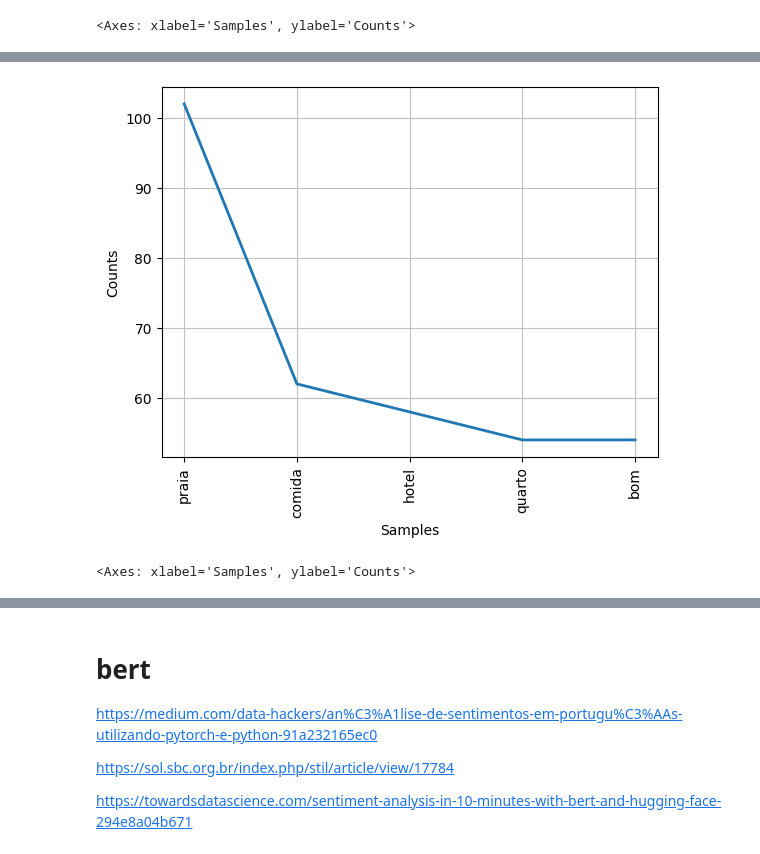
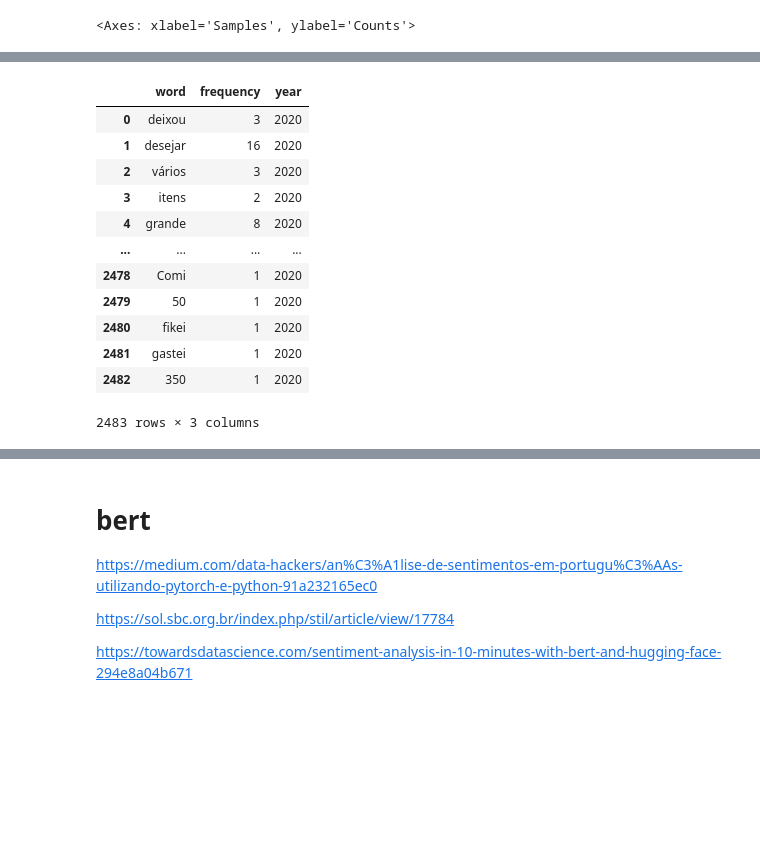
Before and after one commit to emerson-matos/tcc-notebooks, a Jupyter notebook: reviews/analise_exploratoria_2018+.ipynb, the cells around one changed output, grey strips where cells are left out. Cells and saved outputs as stored; diff of their text form; code cells hidden in the pictures; blank space fills up the shorter version.

```diff
--- a/reviews/analise_exploratoria_2018+.ipynb
+++ b/reviews/analise_exploratoria_2018+.ipynb
@@ -525,32 +587,45 @@ contagem.plot(5)
 # %%
 from wordcloud import WordCloud
 import matplotlib.pyplot as plt
 import string
 ano = 2020
 filter = (filtered_df['source']  == 'grand-oca-maragogi') & (filtered_df['ano_avaliacao'] == ano)
 # Concatenar todos os textos em uma única string
 texto = ' '.join(filtered_df[filter]['text'].tolist())
 
 # Tokenização das palavras
 tokens = word_tokenize(texto)
 #
 # Obtenha as stopwords em português
 stopwords_pt = set(stopwords.words('portuguese'))
 #
 # Remova as stopwords do texto
 tokens_sem_pontuacao = [token.translate(str.maketrans('', '', string.punctuation)) for token in tokens]
 tokens_sem_stopwords = [token for token in tokens_sem_pontuacao if token.lower() not in stopwords_pt]
 # Junte as palavras novamente em um texto
 texto_sem_stopwords = ' '.join(tokens_sem_stopwords)
 from nltk.probability import FreqDist
 palavras = texto_sem_stopwords.split()
 
 contagem = FreqDist(palavras)
 
-contagem.plot(5)
+p2020= pd.DataFrame(contagem.items(), columns=['word', 'frequency'])
+p2020['year'] = ano
+p2020
 # %% [output]
-[figure, removed]
+|  | word | frequency | year |
+| 0 | deixou | 3 | 2020 |
+| 1 | desejar | 16 | 2020 |
+| 2 | vários | 3 | 2020 |
+| 3 | itens | 2 | 2020 |
+| 4 | grande | 8 | 2020 |
+| ... | ... | ... | ... |
+| 2478 | Comi | 1 | 2020 |
+| 2479 | 50 | 1 | 2020 |
+| 2480 | fikei | 1 | 2020 |
+| 2481 | gastei | 1 | 2020 |
+| 2482 | 350 | 1 | 2020 |
-<Axes: xlabel='Samples', ylabel='Counts'>
+2483 rows × 3 columns
 # %%
 from wordcloud import WordCloud
 import matplotlib.pyplot as plt
```
Also changed, not shown: parts of 28 cells of this notebook.
